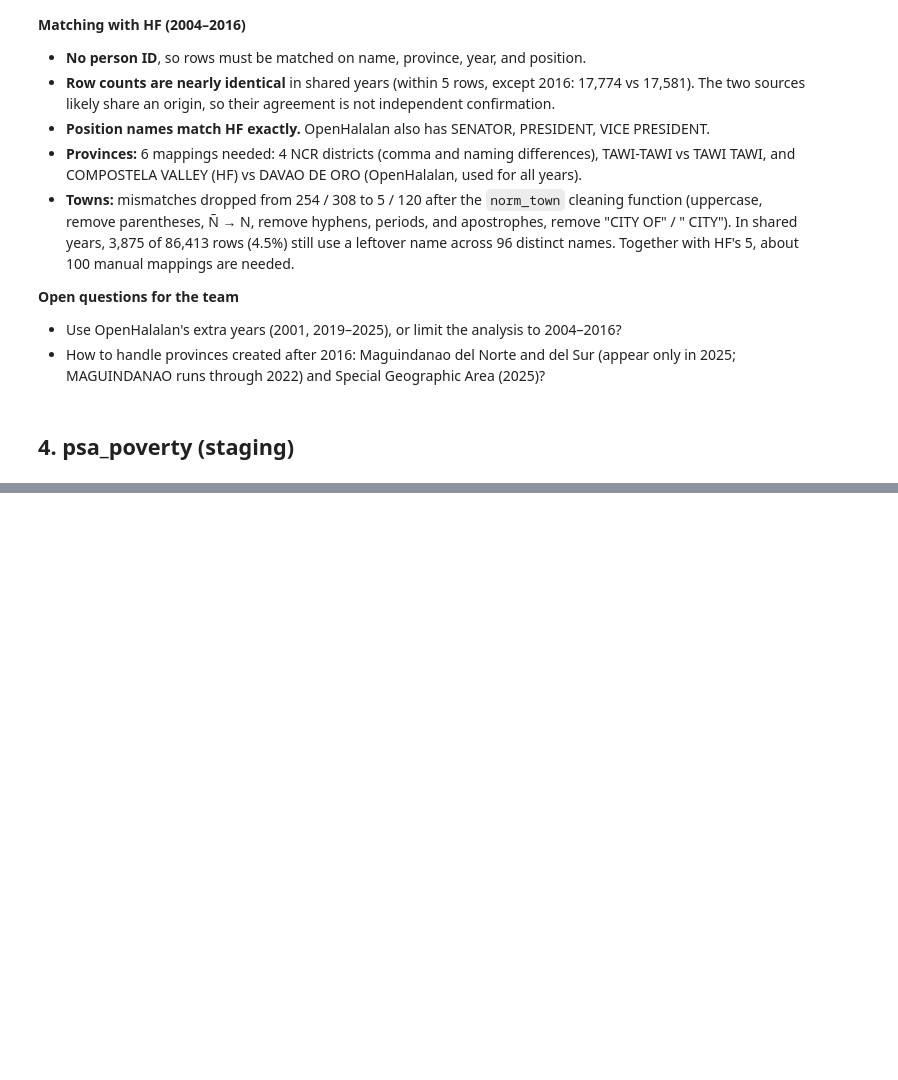
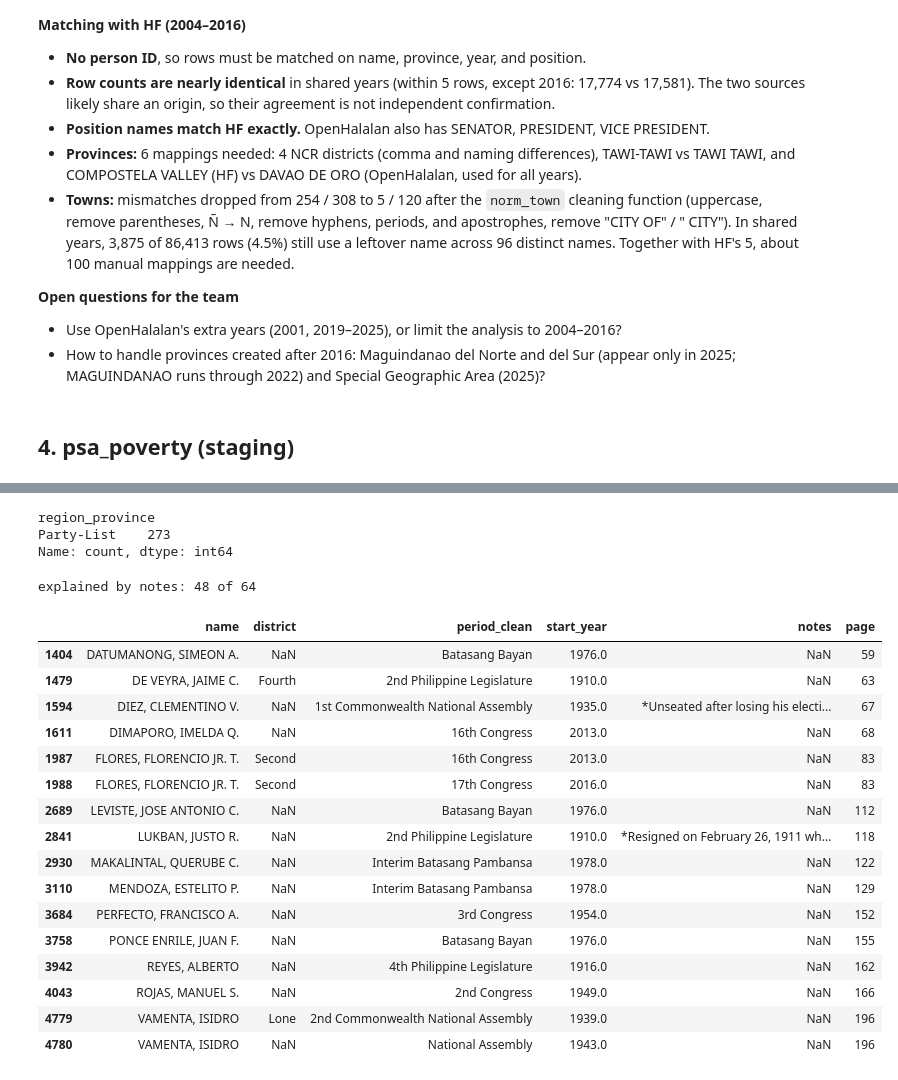
Before and after one commit to SrPenguin000/ph-political-dynasty-project, a Jupyter notebook: notebooks/01_source_profiling.ipynb, the cells around one changed output, grey strips where cells are left out. Cells and saved outputs as stored; diff of their text form; code cells hidden in the pictures; blank space fills up the shorter version.

Commit message:
Complete source profiling notebook: sections 1-5 and cleaning rules

```diff
--- a/notebooks/01_source_profiling.ipynb
+++ b/notebooks/01_source_profiling.ipynb
@@ -562,0 +722,4 @@ Distinct leftover names in overlap years: 96
+# %%
+roster = pd.read_csv(STAGING / "roster_legislators.csv")
+print(roster.shape)
+roster.info()
@@ -562,0 +788,4 @@ Distinct leftover names in overlap years: 96
+# %%
+no_prov = roster[roster["region_province"].isna()]
+print("rows with no province:", len(no_prov))
+print("of those, party list or sectoral:", (no_prov["is_party_list"] | no_prov["is_sectoral"]).sum())
@@ -562,0 +814,29 @@ Distinct leftover names in overlap years: 96
+# %%
+roster.loc[roster["is_party_list"], "region_province"].value_counts().head(10)
+# %% [output]
+region_province
+Party-List    273
+Name: count, dtype: int64
+# %%
+explained = no_prov["notes"].str.contains("Cabinet|at-Large", case=False, na=False)
+print("explained by notes:", explained.sum(), "of", len(no_prov))
+no_prov.loc[~explained, ["name", "district", "period_clean", "start_year", "notes", "page"]]
+# %% [output]
+explained by notes: 48 of 64
+|  | name | district | period_clean | start_year | notes | page |
+| 1404 | DATUMANONG, SIMEON A. | NaN | Batasang Bayan | 1976.0 | NaN | 59 |
+| 1479 | DE VEYRA, JAIME C. | Fourth | 2nd Philippine Legislature | 1910.0 | NaN | 63 |
+| 1594 | DIEZ, CLEMENTINO V. | NaN | 1st Commonwealth National Assembly | 1935.0 | *Unseated after losing his electi... | 67 |
+| 1611 | DIMAPORO, IMELDA Q. | NaN | 16th Congress | 2013.0 | NaN | 68 |
+| 1987 | FLORES, FLORENCIO JR. T. | Second | 16th Congress | 2013.0 | NaN | 83 |
+| 1988 | FLORES, FLORENCIO JR. T. | Second | 17th Congress | 2016.0 | NaN | 83 |
+| 2689 | LEVISTE, JOSE ANTONIO C. | NaN | Batasang Bayan | 1976.0 | NaN | 112 |
+| 2841 | LUKBAN, JUSTO R. | NaN | 2nd Philippine Legislature | 1910.0 | *Resigned on February 26, 1911 wh... | 118 |
+| 2930 | MAKALINTAL, QUERUBE C. | NaN | Interim Batasang Pambansa | 1978.0 | NaN | 122 |
+| 3110 | MENDOZA, ESTELITO P. | NaN | Interim Batasang Pambansa | 1978.0 | NaN | 129 |
+| 3684 | PERFECTO, FRANCISCO A. | NaN | 3rd Congress | 1954.0 | NaN | 152 |
+| 3758 | PONCE ENRILE, JUAN F. | NaN | Batasang Bayan | 1976.0 | NaN | 155 |
+| 3942 | REYES, ALBERTO | NaN | 4th Philippine Legislature | 1916.0 | NaN | 162 |
+| 4043 | ROJAS, MANUEL S. | NaN | 2nd Congress | 1949.0 | NaN | 166 |
+| 4779 | VAMENTA, ISIDRO | Lone | 2nd Commonwealth National Assembly | 1939.0 | NaN | 196 |
+| 4780 | VAMENTA, ISIDRO | NaN | National Assembly | 1943.0 | NaN | 196 |
```
Also changed, not shown: parts of 27 cells of this notebook.
